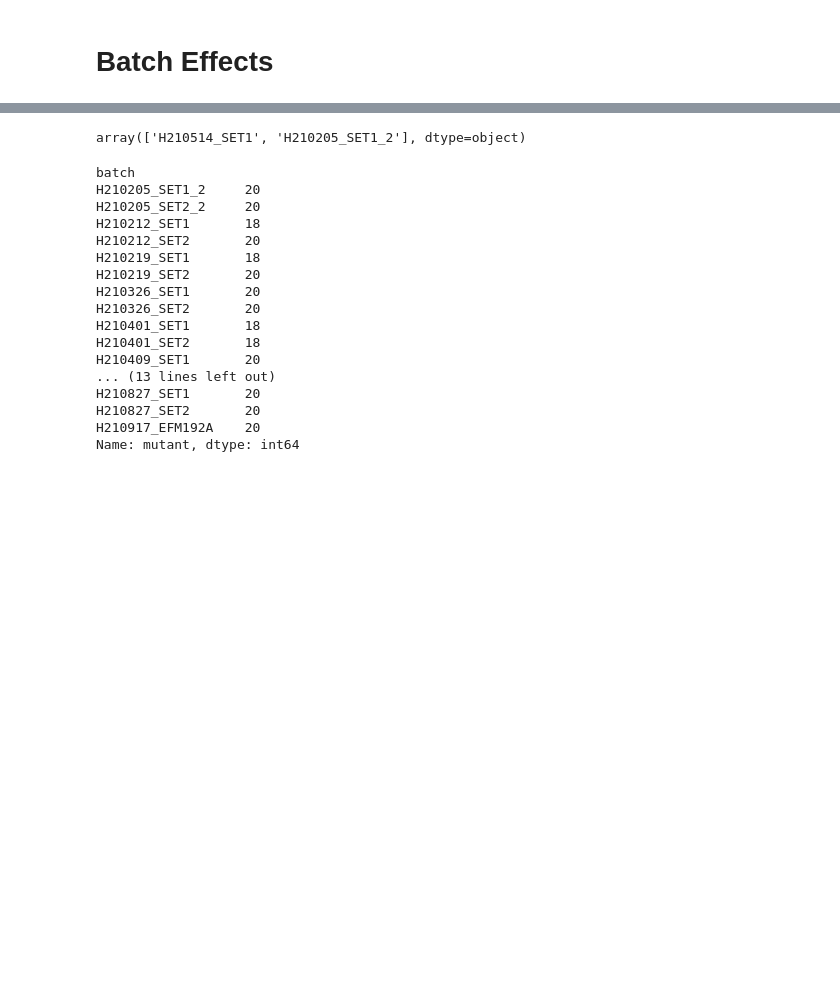
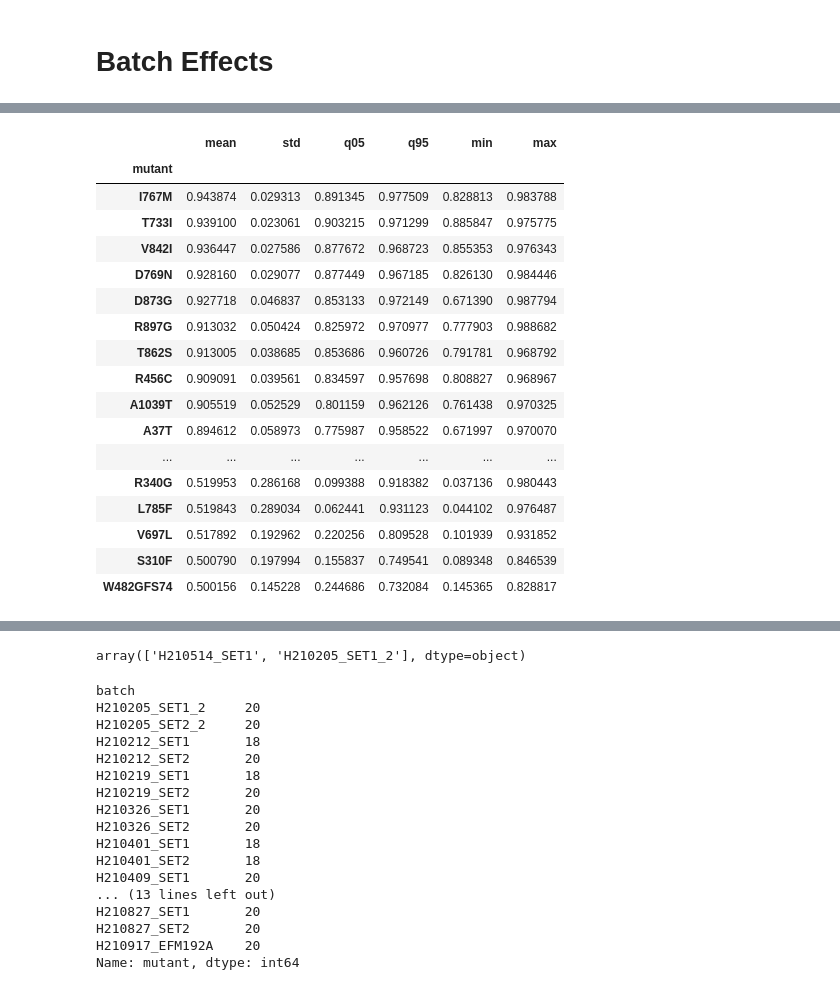
Before and after one commit to nathanieljevans/live_cell_reporter_imaging, a Jupyter notebook: sensitivity_analysis.ipynb, the cells around one changed output, grey strips where cells are left out. Saved outputs shown, nothing was run; the diff lists cells and outputs as text; code cells hidden in the pictures; blank space fills up the shorter version.

```diff
--- a/sensitivity_analysis.ipynb
+++ b/sensitivity_analysis.ipynb
@@ -114,3 +227,24 @@ array(['batch[T.H210514_SET2]', 'batch[T.H210521_SET1]',
+# %%
+df.loc[('SKBR3', 'trastuzumab')][lambda x: x['mean'] > 0.5]
+# %% [output]
+|  | mean | std | q05 | q95 | min | max |
+| mutant |  |  |  |  |  |  |
+| I767M | 0.943874 | 0.029313 | 0.891345 | 0.977509 | 0.828813 | 0.983788 |
+| T733I | 0.939100 | 0.023061 | 0.903215 | 0.971299 | 0.885847 | 0.975775 |
+| V842I | 0.936447 | 0.027586 | 0.877672 | 0.968723 | 0.855353 | 0.976343 |
+| D769N | 0.928160 | 0.029077 | 0.877449 | 0.967185 | 0.826130 | 0.984446 |
+| D873G | 0.927718 | 0.046837 | 0.853133 | 0.972149 | 0.671390 | 0.987794 |
+| R897G | 0.913032 | 0.050424 | 0.825972 | 0.970977 | 0.777903 | 0.988682 |
+| T862S | 0.913005 | 0.038685 | 0.853686 | 0.960726 | 0.791781 | 0.968792 |
+| R456C | 0.909091 | 0.039561 | 0.834597 | 0.957698 | 0.808827 | 0.968967 |
+| A1039T | 0.905519 | 0.052529 | 0.801159 | 0.962126 | 0.761438 | 0.970325 |
+| A37T | 0.894612 | 0.058973 | 0.775987 | 0.958522 | 0.671997 | 0.970070 |
+| ... | ... | ... | ... | ... | ... | ... |
+| R340G | 0.519953 | 0.286168 | 0.099388 | 0.918382 | 0.037136 | 0.980443 |
+| L785F | 0.519843 | 0.289034 | 0.062441 | 0.931123 | 0.044102 | 0.976487 |
+| V697L | 0.517892 | 0.192962 | 0.220256 | 0.809528 | 0.101939 | 0.931852 |
+| S310F | 0.500790 | 0.197994 | 0.155837 | 0.749541 | 0.089348 | 0.846539 |
+| W482GFS74 | 0.500156 | 0.145228 | 0.244686 | 0.732084 | 0.145365 | 0.828817 |
 # %%
 mut_res2 = mut_res.merge(batch_sum, on=['batch', 'treatment'], how='left')
 mut_res2.head()
```
Also changed, not shown: parts of 19 cells of this notebook, 8 other files.
